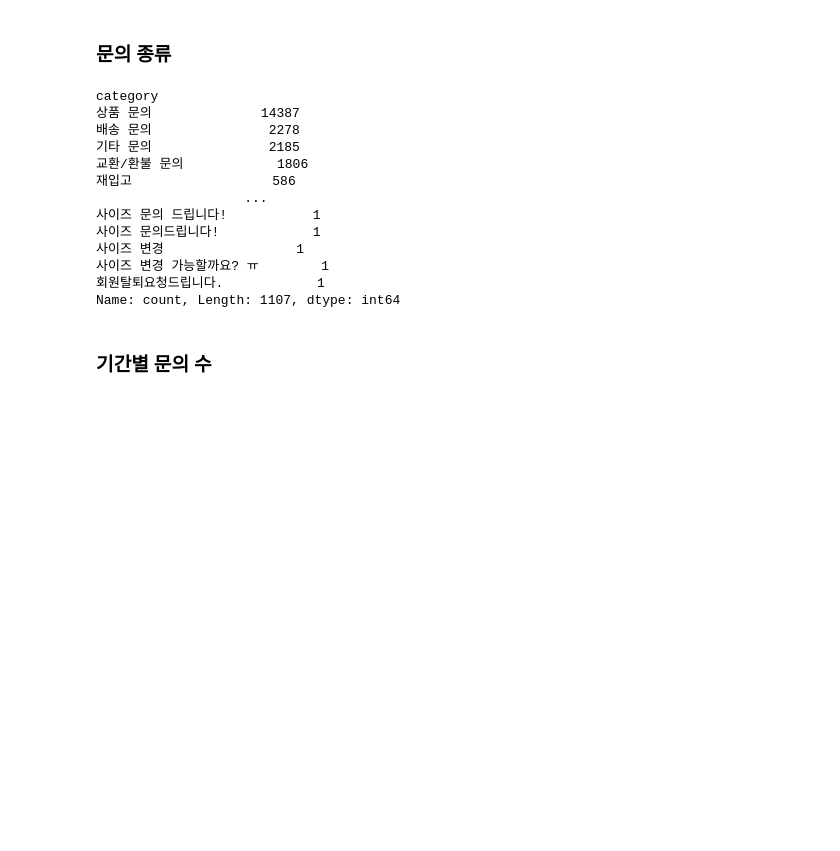
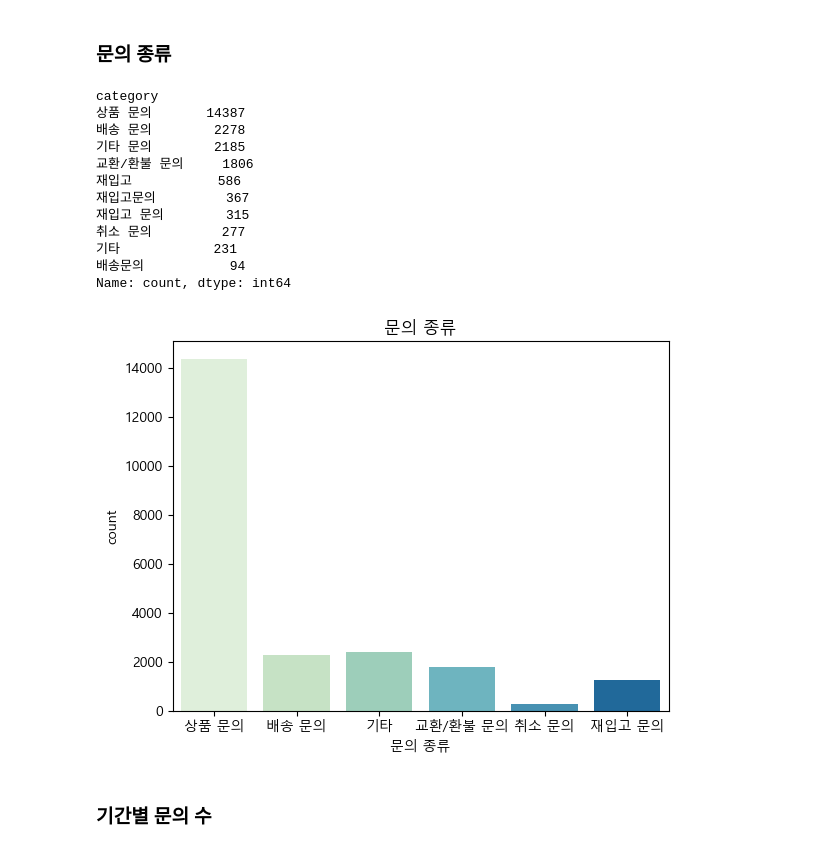
Before and after one commit to entangelk/wigglewiggle, a Jupyter notebook: docs/analysis/qna.ipynb, the cells around one changed output. Drawn from its saved outputs; the diff is of its cells as text; code cells hidden in the pictures; blank space fills up the shorter version.

```diff
--- a/docs/analysis/qna.ipynb
+++ b/docs/analysis/qna.ipynb
@@ -148,21 +138,38 @@ Name: count, Length: 789, dtype: int64
 # %% [markdown]
 ### 문의 종류
 # %%
-df_qna.value_counts('category')
+df_qna.value_counts('category')[:10]
 # %% [output]
 category
-상품 문의              14387
-배송 문의               2278
-기타 문의               2185
-교환/환불 문의            1806
-재입고                  586
-                   ...
-사이즈 문의 드립니다!           1
-사이즈 문의드립니다!            1
-사이즈 변경                 1
-사이즈 변경 가능할까요? ㅠ        1
-회원탈퇴요청드립니다.            1
-Name: count, Length: 1107, dtype: int64
+상품 문의       14387
+배송 문의        2278
+기타 문의        2185
+교환/환불 문의     1806
+재입고           586
+재입고문의         367
+재입고 문의        315
+취소 문의         277
+기타            231
+배송문의           94
+Name: count, dtype: int64
+# %%
+category_counts = {
+    "상품 문의": 14387,
+    "배송 문의": 2278,
+    "기타": 2185 + 231,
+    "교환/환불 문의": 1806,
+    "취소 문의": 277,
+    "재입고 문의": 586 + 367 + 315
+}
+# %%
+df_kindqna = pd.DataFrame(list(category_counts.items()), columns=['문의 종류', 'count'])
+# %%
+sns.barplot(data=df_kindqna,x='문의 종류',y='count',palette='GnBu')
+
+plt.title('문의 종류')
+plt.show()
+# %% [output]
+[figure, added]
 # %% [markdown]
 ### 기간별 문의 수
 # %%
```
Also changed, not shown: parts of 16 cells of this notebook, 10 other files.
